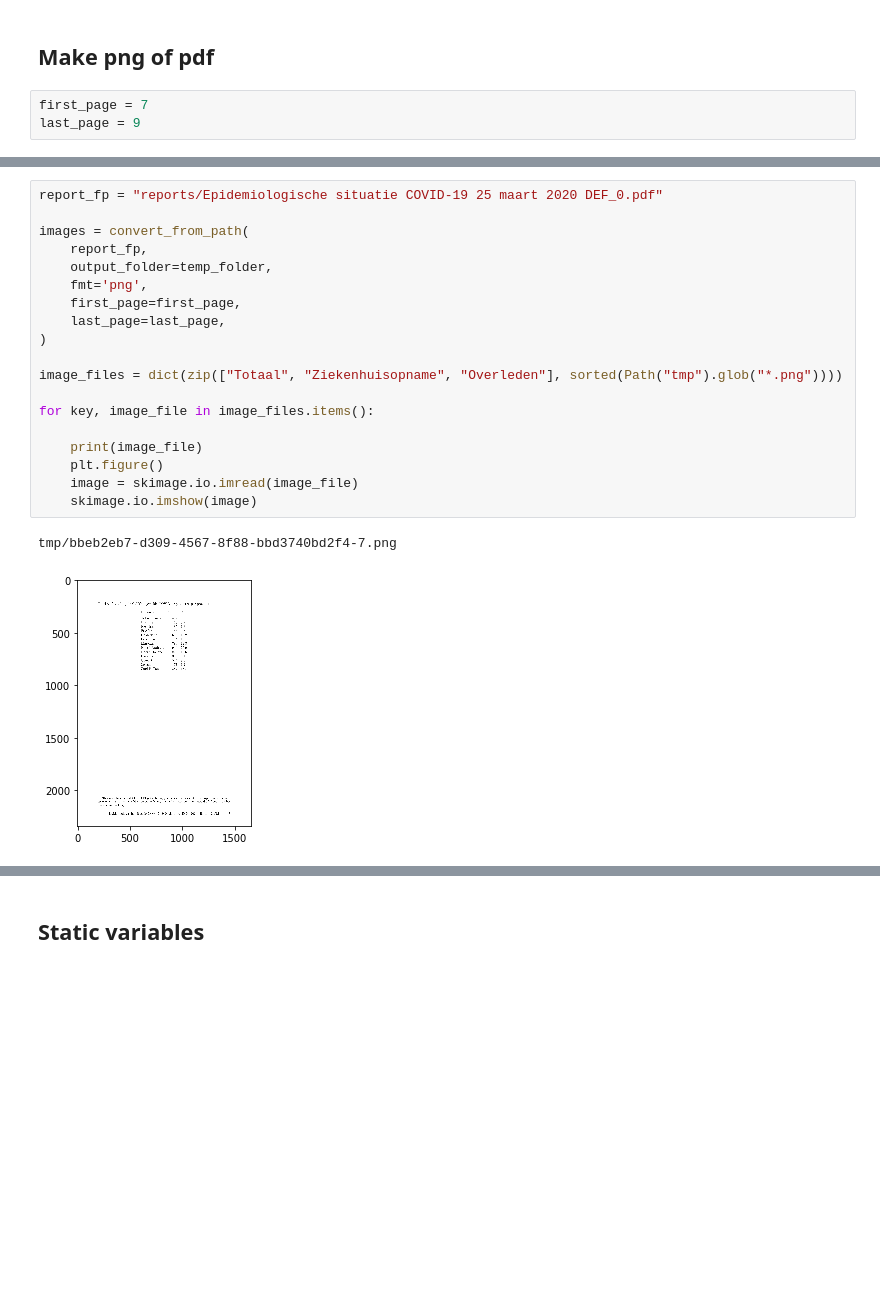
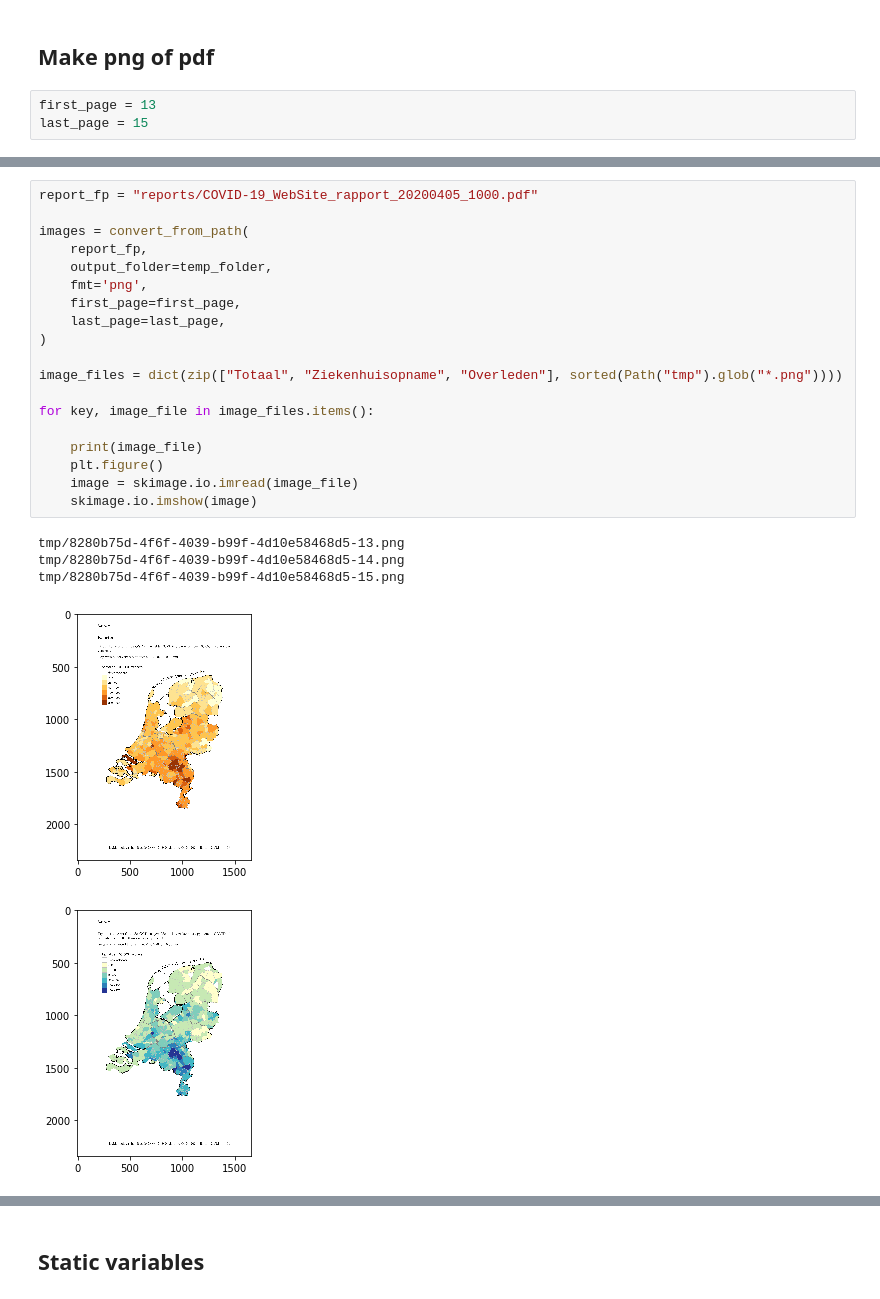
Before and after one commit to J535D165/CoronaWatchNL, a Jupyter notebook: pdf_extract_map.ipynb, the cells around one changed output, grey strips where cells are left out. Cells and saved outputs as stored; diff of their text form; blank space fills up the shorter version.

```diff
--- a/pdf_extract_map.ipynb
+++ b/pdf_extract_map.ipynb
@@ -17,8 +17,8 @@ from matplotlib import pyplot as plt
 # %% [markdown]
 ## Make png of pdf
 # %%
-first_page = 7
-last_page = 9
+first_page = 13
+last_page = 15
 # %%
 temp_folder = "tmp"
 
@@ -26,24 +29,27 @@ shutil.rmtree(temp_folder)
 
 Path(temp_folder).mkdir(exist_ok=True)
 # %%
-report_fp = "reports/Epidemiologische situatie COVID-19 25 maart 2020 DEF_0.pdf"
+report_fp = "reports/COVID-19_WebSite_rapport_20200405_1000.pdf"
 
 images = convert_from_path(
     report_fp,
     output_folder=temp_folder,
     fmt='png',
     first_page=first_page,
     last_page=last_page,
 )
 
 image_files = dict(zip(["Totaal", "Ziekenhuisopname", "Overleden"], sorted(Path("tmp").glob("*.png"))))
 
 for key, image_file in image_files.items():
 
     print(image_file)
     plt.figure()
     image = skimage.io.imread(image_file)
     skimage.io.imshow(image)
 # %% [output]
-tmp/bbeb2eb7-d309-4567-8f88-bbd3740bd2f4-7.png
+tmp/8280b75d-4f6f-4039-b99f-4d10e58468d5-13.png
+tmp/8280b75d-4f6f-4039-b99f-4d10e58468d5-14.png
+tmp/8280b75d-4f6f-4039-b99f-4d10e58468d5-15.png
-[figure, old version]
+[figure, new version]
+[figure, added]
```
Also changed, not shown: parts of 20 cells of this notebook, 2 other files.
